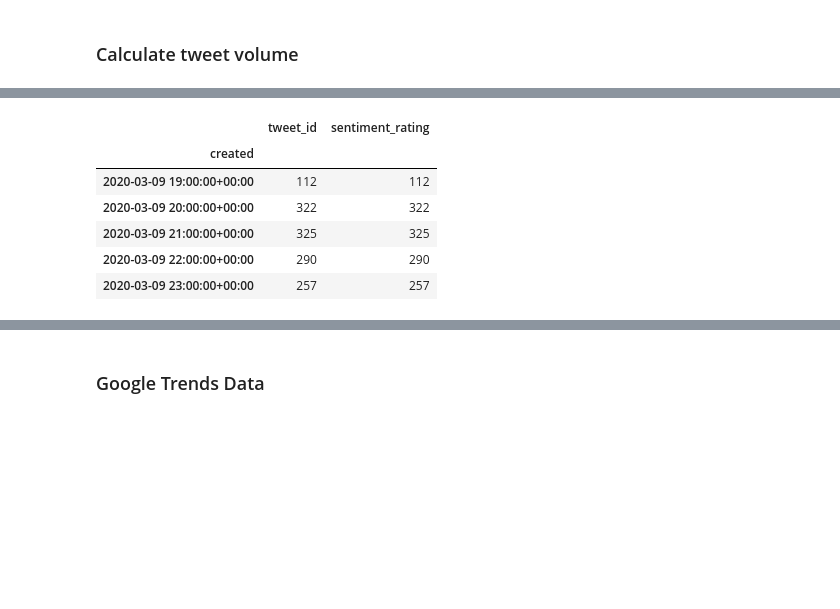
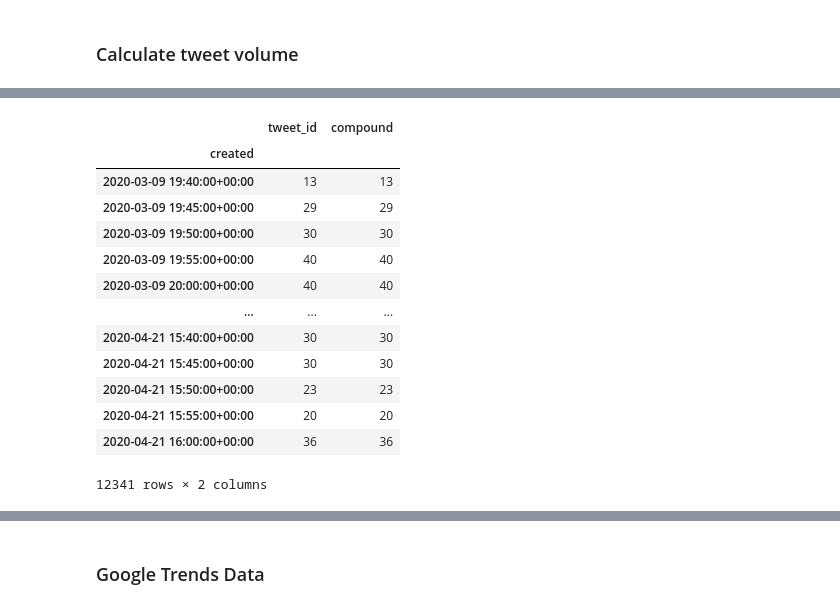
Before and after one commit to Globe-Research/bitfear, a Jupyter notebook: sentiment/time_series_analysis.ipynb, the cells around one changed output, grey strips where cells are left out. Saved outputs shown, nothing was run; the diff lists cells and outputs as text; code cells hidden in the pictures; blank space fills up the shorter version.

```diff
--- a/sentiment/time_series_analysis.ipynb
+++ b/sentiment/time_series_analysis.ipynb
@@ -49,3 +61,2 @@ count_collection(tweets_ref, 0)
 # %%
-tweets = [item.to_dict() for sublist in tweet_docs for item in sublist]
-tweets_df = pd.DataFrame(tweets)
+tweets += [item.to_dict() for sublist in tweet_docs for item in sublist]
@@ -60,0 +63,7 @@ tweets_df.head()
+# %%
+tweets_df = pd.DataFrame(tweets)
+tweets_df['compound'] = pd.json_normalize(tweets_df['sentiment_scores'])['compound']
+tweets_df = tweets_df.filter(['created', 'tweet_id', 'user_id', 'compound'])
+# %%
+tweets_df = tweets_df.drop_duplicates()
+tweets_df
@@ -61,6 +84,6 @@ tweets_df.head()
 # %% [markdown]
 ### Calculate tweet volume
 # %%
-tweets_time_df = tweets_df.set_index('created').filter(['tweet_id', 'sentiment_rating'])
-tweets_time_df.head()
+tweets_time_df = tweets_df.set_index('created').filter(['tweet_id', 'compound'])
+tweets_time_df
 # %% [output]
@@ -74,13 +104,20 @@ tweets_time_df.head()
 # %%
-tweet_grouped = tweets_time_df.groupby(pd.Grouper(freq='60Min'))
+tweet_grouped = tweets_time_df.groupby(pd.Grouper(freq='5Min'))
 tweet_volume = tweet_grouped.count()
-tweet_volume.head()
+tweet_volume
 # %% [output]
-|  | tweet_id | sentiment_rating |
+|  | tweet_id | compound |
 | created |  |  |
-| 2020-03-09 19:00:00+00:00 | 112 | 112 |
-| 2020-03-09 20:00:00+00:00 | 322 | 322 |
-| 2020-03-09 21:00:00+00:00 | 325 | 325 |
-| 2020-03-09 22:00:00+00:00 | 290 | 290 |
-| 2020-03-09 23:00:00+00:00 | 257 | 257 |
+| 2020-03-09 19:40:00+00:00 | 13 | 13 |
+| 2020-03-09 19:45:00+00:00 | 29 | 29 |
+| 2020-03-09 19:50:00+00:00 | 30 | 30 |
+| 2020-03-09 19:55:00+00:00 | 40 | 40 |
+| 2020-03-09 20:00:00+00:00 | 40 | 40 |
+| ... | ... | ... |
+| 2020-04-21 15:40:00+00:00 | 30 | 30 |
+| 2020-04-21 15:45:00+00:00 | 30 | 30 |
+| 2020-04-21 15:50:00+00:00 | 23 | 23 |
+| 2020-04-21 15:55:00+00:00 | 20 | 20 |
+| 2020-04-21 16:00:00+00:00 | 36 | 36 |
+12341 rows × 2 columns
 # %%
```
Also changed, not shown: parts of 56 cells of this notebook, 1 other file.
